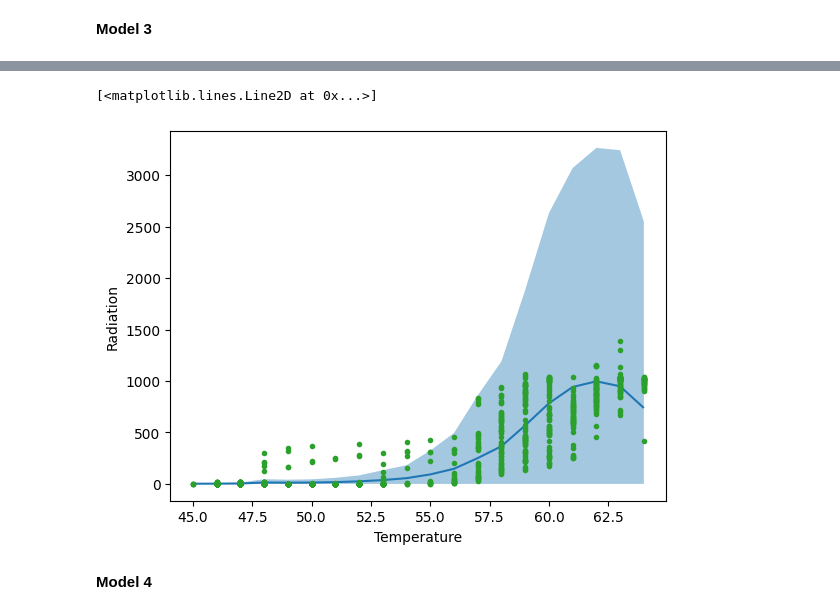
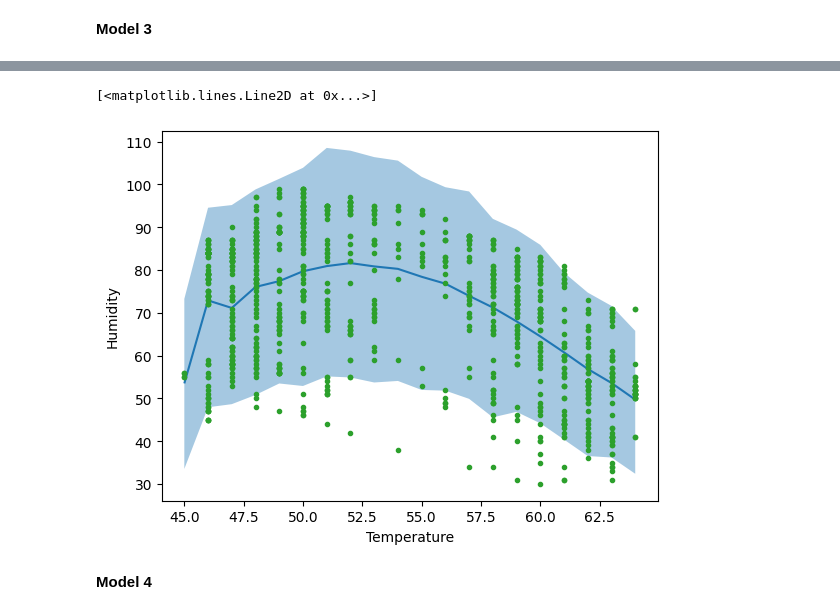
Before and after one commit to souchem23/data-science-coursework, a Jupyter notebook: Unit7/SoumikC_U7Proj_FINAL.ipynb, the cells around one changed output, grey strips where cells are left out. Cells and saved outputs as stored; diff of their text form; code cells hidden in the pictures.

```diff
--- a/Unit7/SoumikC_U7Proj_FINAL.ipynb
+++ b/Unit7/SoumikC_U7Proj_FINAL.ipynb
@@ -172,7 +173,7 @@ knots = np.linspace(45, 50, num_knots+2)[1:-1]
 bspline_1 = bmb.Model(
     "Humidity ~ bs(Temperature, knots=knots)",
     solarData,
-    family="negativebinomial"
+    family="weibull"
 )
 idata_1 = bspline_1.fit(idata_kwargs={"log_likelihood": True})
 # %% [output]
@@ -180,9 +185,9 @@ idata_1 = bspline_1.fit(idata_kwargs={"log_likelihood": True})
 # %%
 bmb.interpret.plot_predictions(bspline_1, idata_1, "Temperature", pps=True)
-plt.plot(solarData.Temperature,solarData.Radiation, "C2.")
+plt.plot(solarData.Temperature,solarData.Humidity, "C2.")
 # %% [output]
 [<matplotlib.lines.Line2D at 0x...>]
-[figure, old version]
+[figure, new version]
 # %% [markdown]
 **Model 4**
 # %%
```
Also changed, not shown: parts of 21 cells of this notebook.
